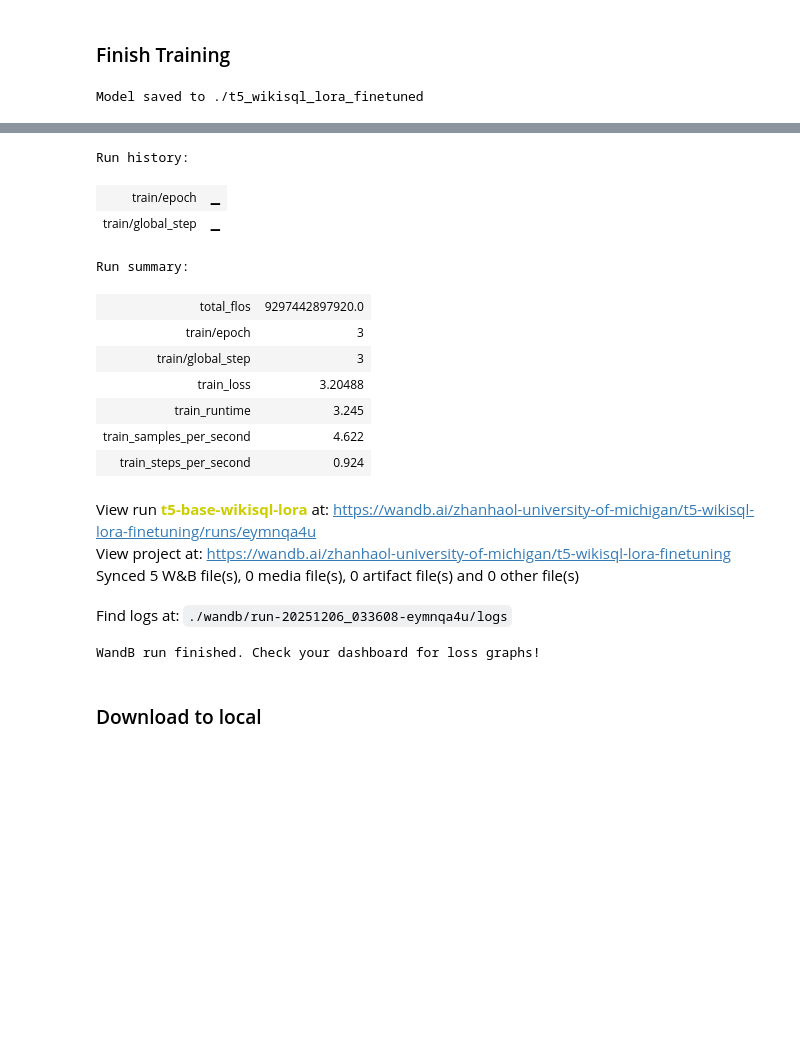
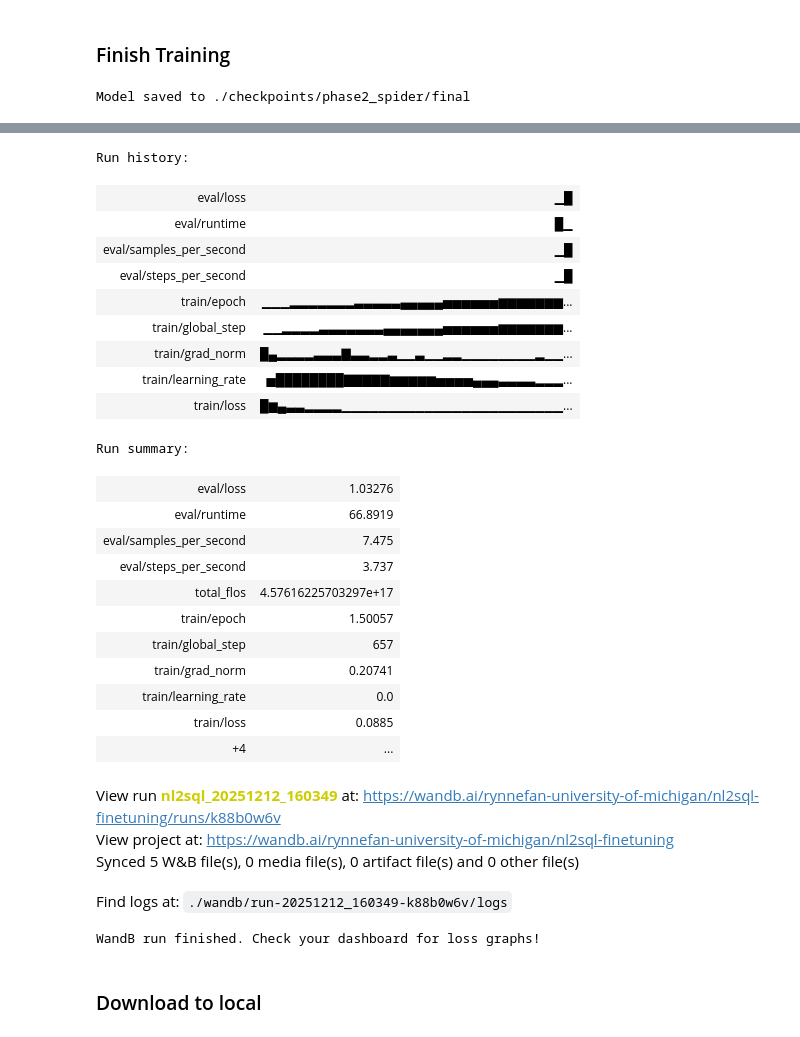
Before and after one commit to qiulinfan/graphNL2SQL, a Jupyter notebook: pipeline.ipynb, the cells around one changed output, grey strips where cells are left out. Cells and saved outputs as stored; diff of their text form; code cells hidden in the pictures; blank space fills up the shorter version.

```diff
--- a/pipeline.ipynb
+++ b/pipeline.ipynb
@@ -96,5 +109,8 @@ Name: schema, dtype: object
 # %%
 import pandas as pd
+pd.set_option("display.max_rows", None)   # 不省略行
+pd.set_option("display.max_columns", None)  # 不省略列
+pd.set_option("display.max_colwidth", None) # 不省略内容长度
 df = pd.read_json("training_data/wikisql_train.jsonl", lines=True)
 df['schema'][0:10]
 # %% [output]
@@ -204,11 +250,11 @@ CONFIG = {
         "r": 16,                # Rank: 8, 16, 32, 64
         "alpha": 32,            # Typically 1-2x r
         "dropout": 0.1,
-        "target_modules": ["q_proj", "k_proj", "v_proj", "o_proj"],
+        "target_modules": ["q_proj", "k_proj", "v_proj", "o_proj", "gate_proj"],
     },
     "training": {
         "wikisql_epochs": 0,    # Phase 1: WikiSQL warmup
-        "spider_epochs": 2,     # Phase 2: Spider main training
+        "spider_epochs": 1.5,     # Phase 2: Spider main training
         "batch_size": 2,
         "gradient_accumulation": 8,  # Effective batch = batch_size * gradient_accumulation
         "learning_rate": 1e-4,
@@ -302,34 +443,50 @@ trainer = train_phase2_spider(model, tokenizer, spider_train, spider_dev, config
 ### Finish Training
 # %%
 # Finish training and cleanup
-finish_training(config)
+#finish_training(config)
 # %%
 # Save the final model
+# Use output directory from config
+OUTPUT_DIR = config.output_dir + "/phase2_spider/final"
+
 trainer.save_model(OUTPUT_DIR)
 tokenizer.save_pretrained(OUTPUT_DIR)
 print(f"Model saved to {OUTPUT_DIR}")
 
 # Finish WandB run
-wandb.finish()
-print("WandB run finished. Check your dashboard for loss graphs!")
+import wandb
+if wandb.run:
+    wandb.finish()
+    print("WandB run finished. Check your dashboard for loss graphs!")
 # %% [output]
-Model saved to ./t5_wikisql_lora_finetuned
+Model saved to ./checkpoints/phase2_spider/final
 [interactive output not drawn]
 Run history:
-| train/epoch | ▁ |
-| train/global_step | ▁ |
+| eval/loss | ▁█ |
+| eval/runtime | █▁ |
+| eval/samples_per_second | ▁█ |
+| eval/steps_per_second | ▁█ |
+| train/epoch | ▁▁▁▂▂▂▂▂▂▂▃▃▃▃▃▄▄▄▄▄▅▅▅▅▅▅▆▆▆▆▆▆▆... |
+| train/global_step | ▁▁▂▂▂▂▃▃▃▃▃▃▃▄▄▄▄▄▄▄▅▅▅▅▅▅▆▆▆▆▆▆▆... |
+| train/grad_norm | █▄▂▂▂▂▃▃▃▇▃▃▂▂▃▁▁▃▁▁▂▂▁▁▁▁▁▁▁▁▂▁▁... |
+| train/learning_rate | ▅████████▇▇▇▇▇▆▆▆▆▆▅▅▅▅▄▄▄▃▃▃▃▂▂▂... |
+| train/loss | █▆▄▃▃▂▂▂▂▁▁▁▁▁▁▁▁▁▁▁▁▁▁▁▁▁▁▁▁▁▁▁▁... |
 Run summary:
-| total_flos | 9297442897920.0 |
-| train/epoch | 3 |
-| train/global_step | 3 |
-| train_loss | 3.20488 |
-| train_runtime | 3.245 |
-| train_samples_per_second | 4.622 |
-| train_steps_per_second | 0.924 |
+| eval/loss | 1.03276 |
+| eval/runtime | 66.8919 |
+| eval/samples_per_second | 7.475 |
+| eval/steps_per_second | 3.737 |
+| total_flos | 4.57616225703297e+17 |
+| train/epoch | 1.50057 |
+| train/global_step | 657 |
+| train/grad_norm | 0.20741 |
+| train/learning_rate | 0.0 |
+| train/loss | 0.0885 |
+| +4 | ... |
-View run t5-base-wikisql-lora at: https://wandb.ai/zhanhaol-university-of-michigan/t5-wikisql-lora-finetuning/runs/eymnqa4u
-View project at: https://wandb.ai/zhanhaol-university-of-michigan/t5-wikisql-lora-finetuning
+View run nl2sql_20251212_160349 at: https://wandb.ai/rynnefan-university-of-michigan/nl2sql-finetuning/runs/k88b0w6v
+View project at: https://wandb.ai/rynnefan-university-of-michigan/nl2sql-finetuning
 Synced 5 W&B file(s), 0 media file(s), 0 artifact file(s) and 0 other file(s)
-Find logs at: ./wandb/run-20251206_033608-eymnqa4u/logs
+Find logs at: ./wandb/run-20251212_160349-k88b0w6v/logs
 WandB run finished. Check your dashboard for loss graphs!
 # %% [markdown]
 ### Download to local
```
Also changed, not shown: parts of 23 cells of this notebook, 2 other files.
